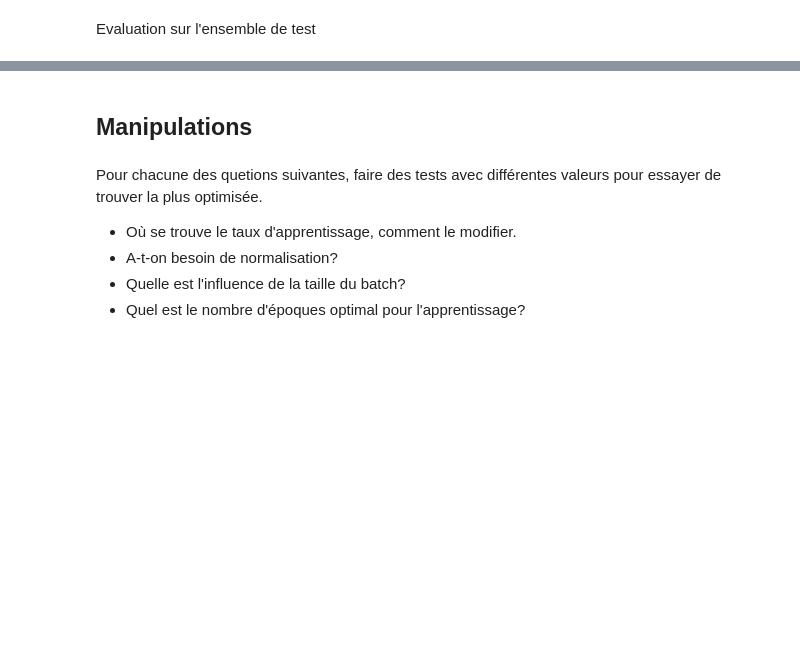
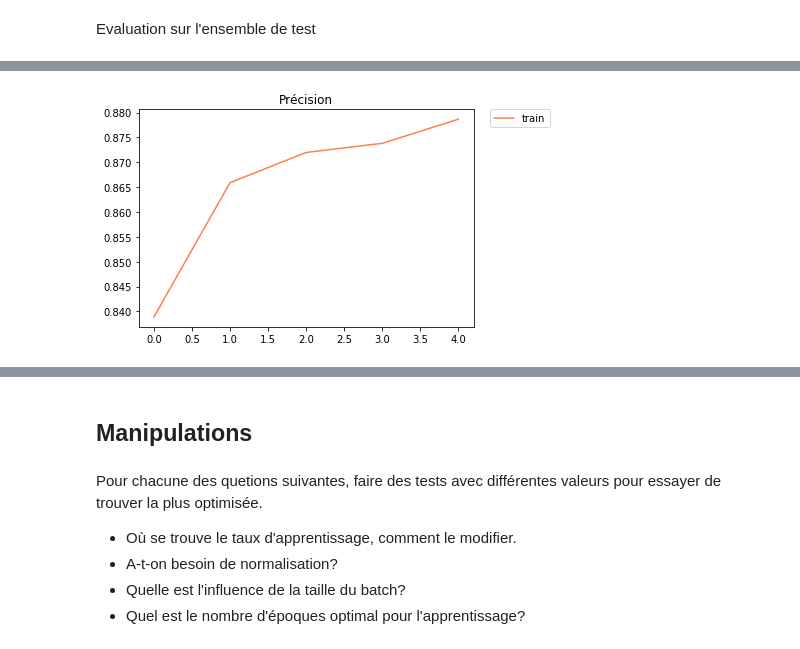
Before and after one commit to neodelphis/simplon-initiation-reseaux-neuronaux, a Jupyter notebook: mnist-4-rn-softmax-correction.ipynb, the cells around one changed output, grey strips where cells are left out. Drawn from its saved outputs; the diff is of its cells as text; code cells hidden in the pictures; blank space fills up the shorter version.

Commit message:
graphiques

```diff
--- a/mnist-4-rn-softmax-correction.ipynb
+++ b/mnist-4-rn-softmax-correction.ipynb
@@ -40,9 +40,9 @@ Définition de l'architecture du réseau de neurones : modèle simple couche com
 # %%
 from tensorflow.keras import Input, layers, Model
 # %%
-x_in = Input(shape=(28, 28))
-x = layers.Flatten()(x_in)
-y_out = layers.Dense(10, activation="softmax", use_bias=False)(x)
+x_in = Input(shape=(28, 28), name="entree")
+x = layers.Flatten(name="vectorisation")(x_in)
+y_out = layers.Dense(10, activation="softmax", use_bias=False, name="dense")(x)
 model = Model(x_in, y_out, name="mono_couche_softmax")
 model.summary()
 # %% [output]
@@ -75,6 +73,6 @@ model.compile(
 Entraînement du modèle
 # %%
 batch_size = 64
-history = model.fit(x_train, y_train, batch_size=batch_size, epochs=2)
+history = model.fit(x_train, y_train, batch_size=batch_size, epochs=5)
 # %% [output]
 Train on 60000 samples
@@ -91,0 +113,8 @@ model.evaluate(x_test,  y_test, verbose=2)
+# %%
+# Précision
+plt.plot(history.history['categorical_accuracy'], c='coral', label='train')
+plt.title('Précision')
+plt.legend(bbox_to_anchor=(1.05, 1), loc='upper left', borderaxespad=0.)
+plt.show()
+# %% [output]
+[figure, added]
```
Also changed, not shown: parts of 13 cells of this notebook, 2 other files.
